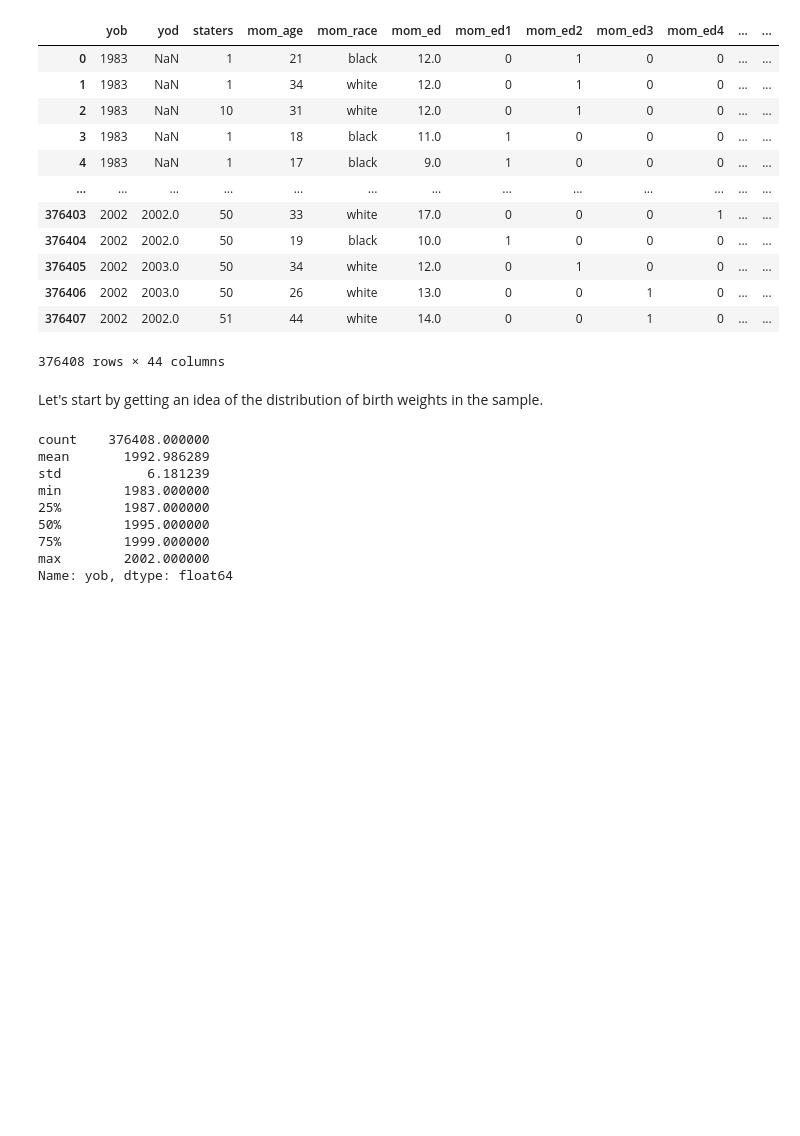
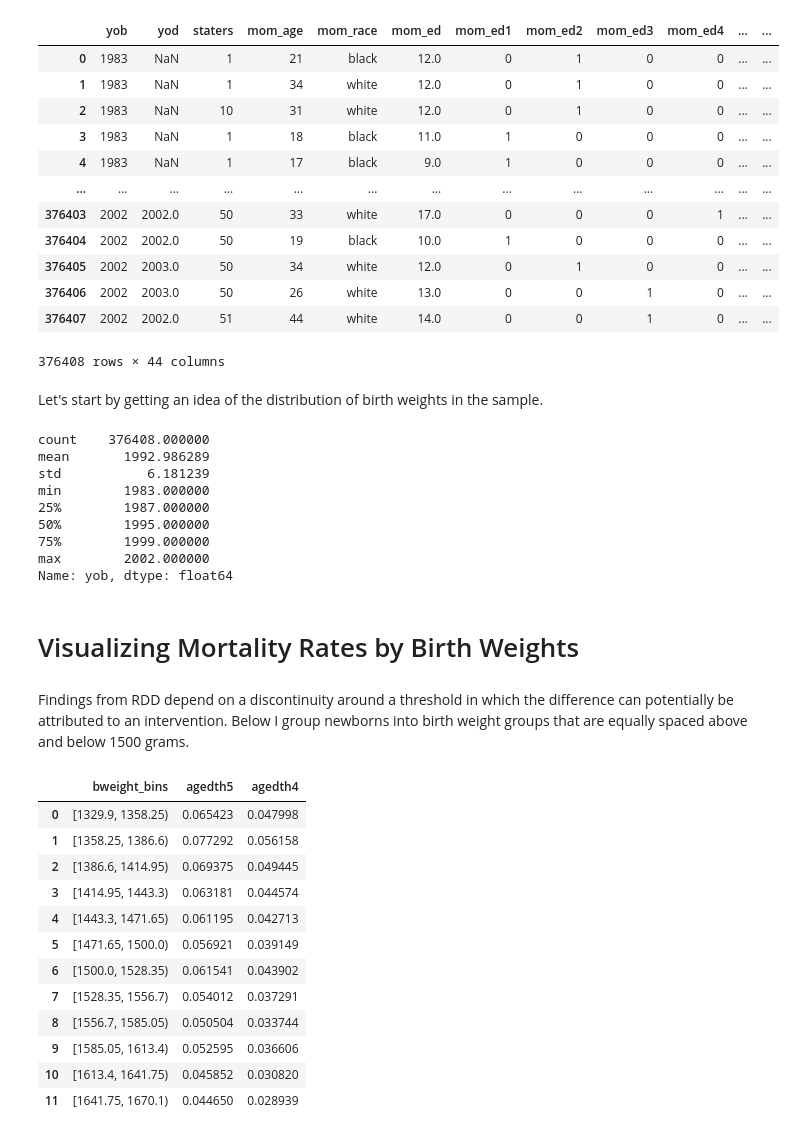
Before and after one commit to danielbchen/birthweight-outcomes-rdd-analysis, a Jupyter notebook: (JUPYTER) Examining Returns to Medical Care from Low Birth Weight New Newborns.ipynb, the cells around one changed output. Saved outputs shown, nothing was run; the diff lists cells and outputs as text; code cells hidden in the pictures; blank space fills up the shorter version.

```diff
--- a/(JUPYTER) Examining Returns to Medical Care from Low Birth Weight New Newborns.ipynb
+++ b/(JUPYTER) Examining Returns to Medical Care from Low Birth Weight New Newborns.ipynb
@@ -76,3 +76,7 @@ min        1983.000000
 75%        1999.000000
 max        2002.000000
 Name: yob, dtype: float64
+# %% [markdown]
+# Visualizing Mortality Rates by Birth Weights
+# %% [markdown]
+Findings from RDD depend on a discontinuity around a threshold in which the difference can potentially be attributed to an intervention. Below I group newborns into birth weight groups that are equally spaced above and below 1500 grams.
@@ -78,0 +125,22 @@ Name: yob, dtype: float64
+# %%
+df = column_cutter(dataframe=df)
+mortality_aggregations = {'agedth5': 'mean',
+                          'agedth4': 'mean'}
+mortality_summary_df = data_grouper(dataframe=df,
+                                    grouper_col='bweight_bins',
+                                    agg_dict=mortality_aggregations)
+mortality_summary_df
+# %% [output]
+|  | bweight_bins | agedth5 | agedth4 |
+| 0 | [1329.9, 1358.25) | 0.065423 | 0.047998 |
+| 1 | [1358.25, 1386.6) | 0.077292 | 0.056158 |
+| 2 | [1386.6, 1414.95) | 0.069375 | 0.049445 |
+| 3 | [1414.95, 1443.3) | 0.063181 | 0.044574 |
+| 4 | [1443.3, 1471.65) | 0.061195 | 0.042713 |
+| 5 | [1471.65, 1500.0) | 0.056921 | 0.039149 |
+| 6 | [1500.0, 1528.35) | 0.061541 | 0.043902 |
+| 7 | [1528.35, 1556.7) | 0.054012 | 0.037291 |
+| 8 | [1556.7, 1585.05) | 0.050504 | 0.033744 |
+| 9 | [1585.05, 1613.4) | 0.052595 | 0.036606 |
+| 10 | [1613.4, 1641.75) | 0.045852 | 0.030820 |
+| 11 | [1641.75, 1670.1) | 0.044650 | 0.028939 |
```
Also changed, not shown: parts of 6 cells of this notebook.
